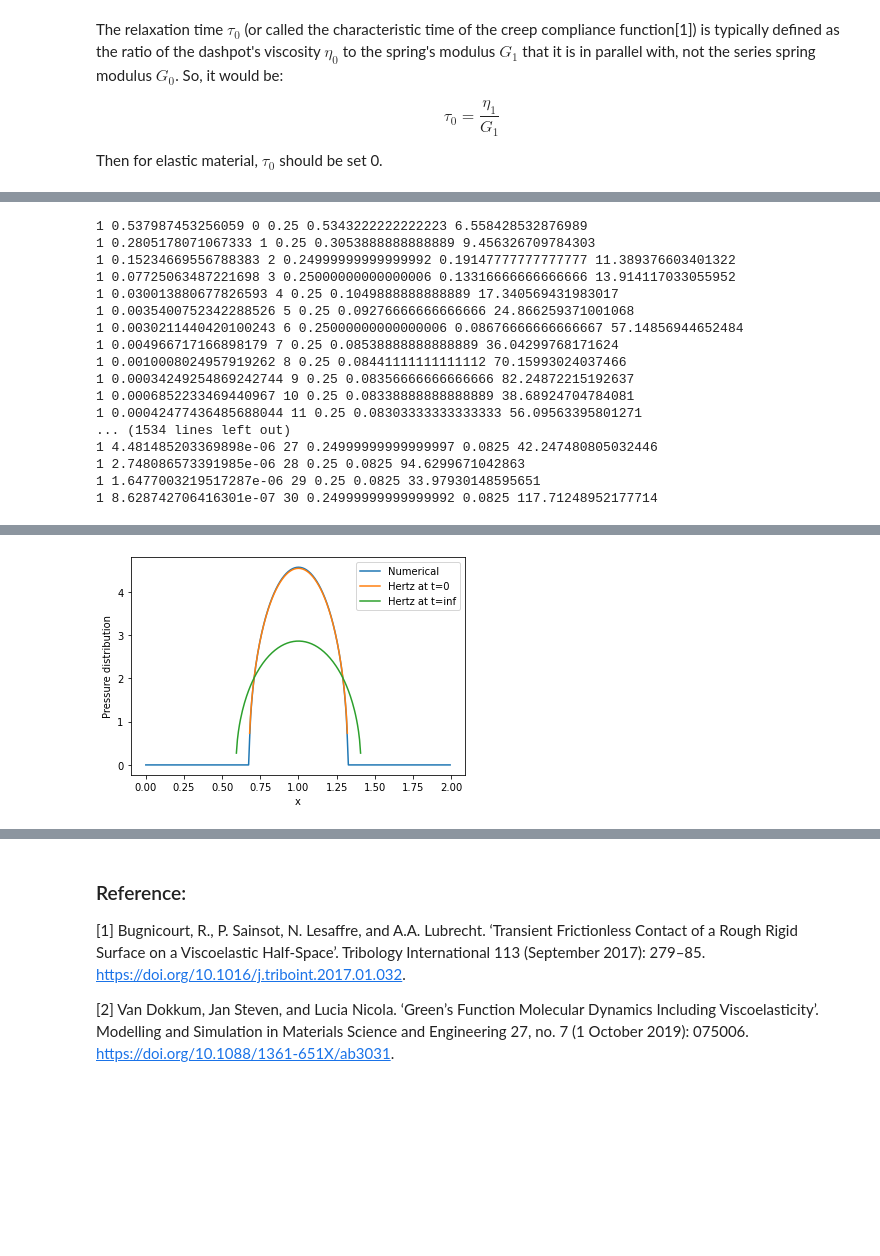
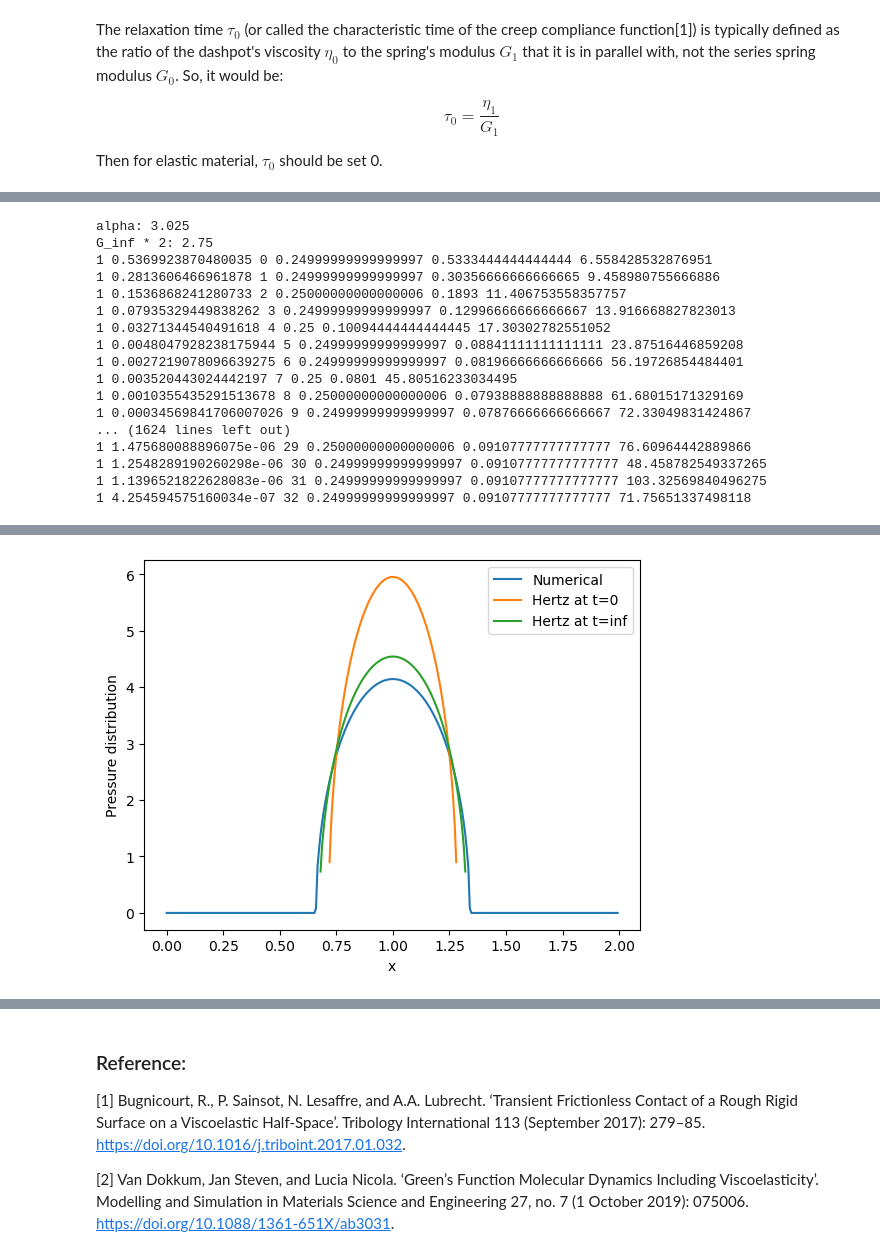
Before and after one commit to NathanLZC/Master-internship-repo-at-Institut-dAlembert, a Jupyter notebook: Week10/debugging_viscoelastic.ipynb, the cells around one changed output, grey strips where cells are left out. Cells and saved outputs as stored; diff of their text form; code cells hidden in the pictures; blank space fills up the shorter version.

Commit message:
Add new images for elastic search

```diff
--- a/Week10/debugging_viscoelastic.ipynb
+++ b/Week10/debugging_viscoelastic.ipynb
@@ -194,5 +198,5 @@ $$ \tau_0 = \frac{\eta_1}{G_1} $$
 
 Then for elastic material, $\tau_0$ should be set 0.
 # %%
-tau_0 = 0.  # s
+tau_0 = 0.01  # s
 eta_1 = G_1 * tau_0  # Characteristic time
@@ -203,6 +210,10 @@ eta_1 = G_1 * tau_0  # Characteristic time
 k_branch = 1
 
 alpha = G_inf + (G_1 + eta_1/dt)/(1 + G_1/G_0 + eta_1/G_0/dt)
+#alpha = 1/2 * alpha
+print('alpha:', alpha)
+print('G_inf * 2:', G_inf*2)
+
 beta = (eta_1/dt)/(1+G_1/G_0+eta_1/G_0/dt)
 gamma = (eta_1/G_0/dt)/(1+G_1/G_0+eta_1/G_0/dt)
 
@@ -239,23 +250,23 @@ for t in np.arange(t0, t1, dt):
     #main step4: Update the total displacement field
     U = U_new
 # %% [output]
-1 0.537987453256059 0 0.25 0.5343222222222223 6.558428532876989
-1 0.2805178071067333 1 0.25 0.3053888888888889 9.456326709784303
-1 0.15234669556788383 2 0.24999999999999992 0.19147777777777777 11.389376603401322
-1 0.07725063487221698 3 0.25000000000000006 0.13316666666666666 13.914117033055952
-1 0.030013880677826593 4 0.25 0.1049888888888889 17.340569431983017
-1 0.0035400752342288526 5 0.25 0.09276666666666666 24.866259371001068
-1 0.0030211440420100243 6 0.25000000000000006 0.08676666666666667 57.14856944652484
-1 0.004966717166898179 7 0.25 0.08538888888888889 36.04299768171624
-1 0.0010008024957919262 8 0.25 0.08441111111111112 70.15993024037466
-1 0.00034249254869242744 9 0.25 0.08356666666666666 82.24872215192637
-1 0.0006852233469440967 10 0.25 0.08338888888888889 38.68924704784081
-1 0.00042477436485688044 11 0.25 0.08303333333333333 56.09563395801271
-... (1534 lines left out)
-1 4.481485203369898e-06 27 0.24999999999999997 0.0825 42.247480805032446
-1 2.748086573391985e-06 28 0.25 0.0825 94.6299671042863
-1 1.6477003219517287e-06 29 0.25 0.0825 33.97930148595651
-1 8.628742706416301e-07 30 0.24999999999999992 0.0825 117.71248952177714
+alpha: 3.025
+G_inf * 2: 2.75
+1 0.5369923870480035 0 0.24999999999999997 0.5333444444444444 6.558428532876951
+1 0.2813606466961878 1 0.24999999999999997 0.30356666666666665 9.458980755666886
+1 0.1536868241280733 2 0.25000000000000006 0.1893 11.406753558357757
+1 0.07935329449838262 3 0.24999999999999997 0.12996666666666667 13.916668827823013
+1 0.03271344540491618 4 0.25 0.10094444444444445 17.30302782551052
+1 0.0048047928238175944 5 0.24999999999999997 0.08841111111111111 23.87516446859208
+1 0.0027219078096639275 6 0.24999999999999997 0.08196666666666666 56.19726854484401
+1 0.003520443024442197 7 0.25 0.0801 45.80516233034495
+1 0.0010355435291513678 8 0.25000000000000006 0.07938888888888888 61.68015171329169
+1 0.00034569841706007026 9 0.24999999999999997 0.07876666666666667 72.33049831424867
+... (1624 lines left out)
+1 1.475680088896075e-06 29 0.25000000000000006 0.09107777777777777 76.60964442889866
+1 1.2548289190260298e-06 30 0.24999999999999997 0.09107777777777777 48.458782549337265
+1 1.1396521822628083e-06 31 0.24999999999999997 0.09107777777777777 103.32569840496275
+1 4.254594575160034e-07 32 0.24999999999999997 0.09107777777777777 71.75651337498118
 # %% [markdown]
 #### Hertz solution reference for one-branch viscoelastic model
 
@@ -281,31 +292,31 @@ Our expected output figure is:
 # %%
 #######################################
 ###Hertzian contact theory reference
 #######################################
 ##Hertz solution at t0
-E_effective_t0 = 2*G_0*(1+nu)/(1-nu**2)
+E_effective_t0 = 2*(3/2)*G_0*(1+nu)/(1-nu**2)
 
 p0_t0 = (6*W*(E_effective_t0)**2/(np.pi**3*Radius**2))**(1/3)
 a_t0 = (3*W*Radius/(4*(E_effective_t0)))**(1/3)
 ##Hertz solution at t_inf
-E_effective_inf = 2*G_inf*(1+nu)/(1-nu**2)
+E_effective_inf = 2*G_0*(1+nu)/(1-nu**2)
 
 p0_t_inf = (6*W*(E_effective_inf)**2/(np.pi**3*Radius**2))**(1/3)
 a_t_inf = (3*W*Radius/(4*(E_effective_inf)))**(1/3)
 
 
 plt.plot(x[n//2], P[n//2])
 plt.plot(x[n//2], p0_t0*np.sqrt(1 - (x[n//2]-x0)**2 / a_t0**2))
 plt.plot(x[n//2], p0_t_inf*np.sqrt(1 - (x[n//2]-x0)**2 / a_t_inf**2))
 plt.legend(["Numerical", "Hertz at t=0", "Hertz at t=inf"])
 plt.xlabel("x")
 plt.ylabel("Pressure distribution")
 plt.show()
 
 Ac_hertz_t0 = np.pi*a_t0**2
 Ac_hertz_t_inf = np.pi*a_t_inf**2
 # %% [output]
-[figure, old version]
+[figure, new version]
 # %%
 print("Analytical contact area radius at t0:", a_t0)
 print("Analytical contact area radius at t_inf:", a_t_inf)
```
Also changed, not shown: parts of 3 cells of this notebook, 2 other files.
